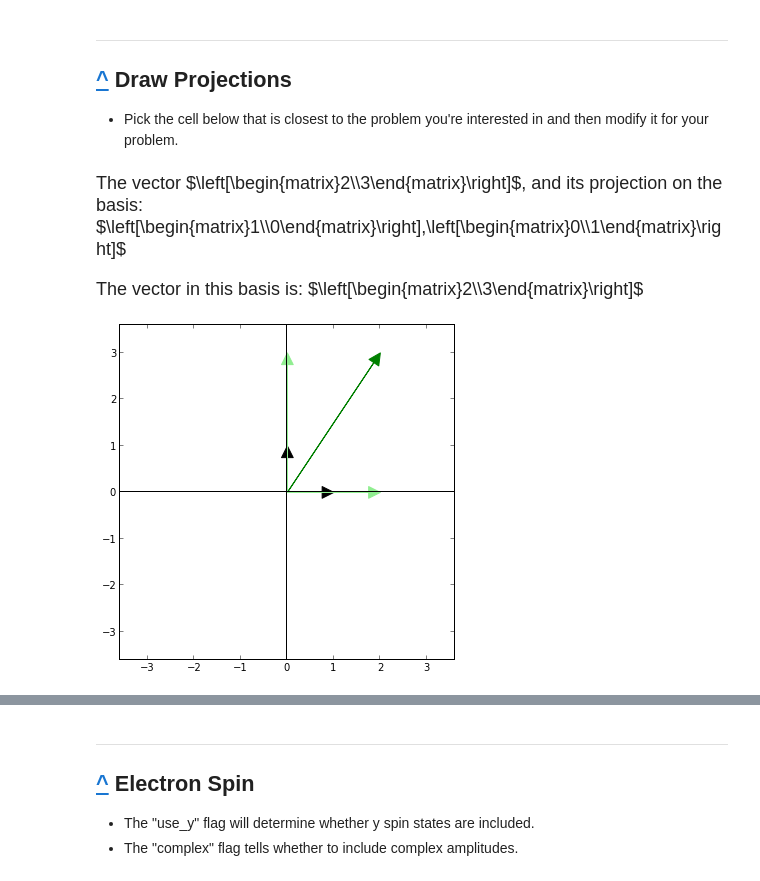
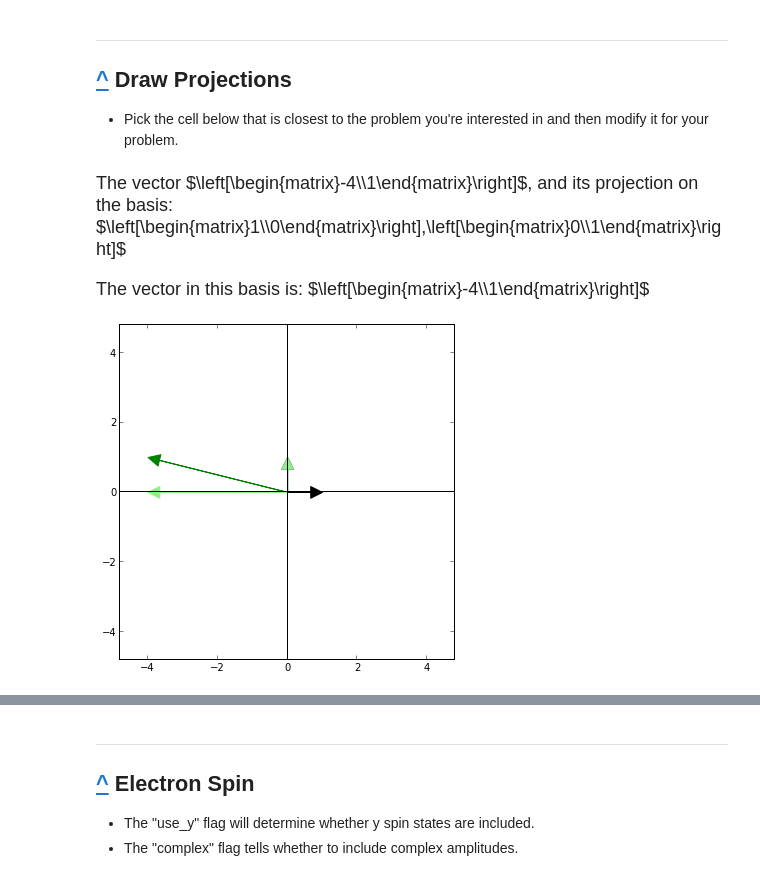
Before and after one commit to Mike-Witt/Mike-Witt.github.io, a Jupyter notebook: SG/0000_Problem_Generator.ipynb, the cells around one changed output, grey strips where cells are left out. Saved outputs shown, nothing was run; the diff lists cells and outputs as text; code cells hidden in the pictures.

```diff
--- a/SG/0000_Problem_Generator.ipynb
+++ b/SG/0000_Problem_Generator.ipynb
@@ -121,8 +121,8 @@ The correct answer is: $\left[\begin{matrix}2 \sqrt{2}\\0\end{matrix}\right]$
 <li> Pick the cell below that is closest to the problem you're interested in and then modify it for your problem.</li>
 </ul>
 # %%
-draw_projections(vector(1,0), vector(0,1), vector(2,3))
+draw_projections(vector(1,0), vector(0,1), vector(-4,1))
 # %% [output]
-The vector $\left[\begin{matrix}2\\3\end{matrix}\right]$, and its projection on the basis: $\left[\begin{matrix}1\\0\end{matrix}\right],\left[\begin{matrix}0\\1\end{matrix}\right]$
+The vector $\left[\begin{matrix}-4\\1\end{matrix}\right]$, and its projection on the basis: $\left[\begin{matrix}1\\0\end{matrix}\right],\left[\begin{matrix}0\\1\end{matrix}\right]$
-The vector in this basis is: $\left[\begin{matrix}2\\3\end{matrix}\right]$
+The vector in this basis is: $\left[\begin{matrix}-4\\1\end{matrix}\right]$
-[figure, old version]
+[figure, new version]
```
Also changed, not shown: parts of 14 cells of this notebook, 3 other files.
